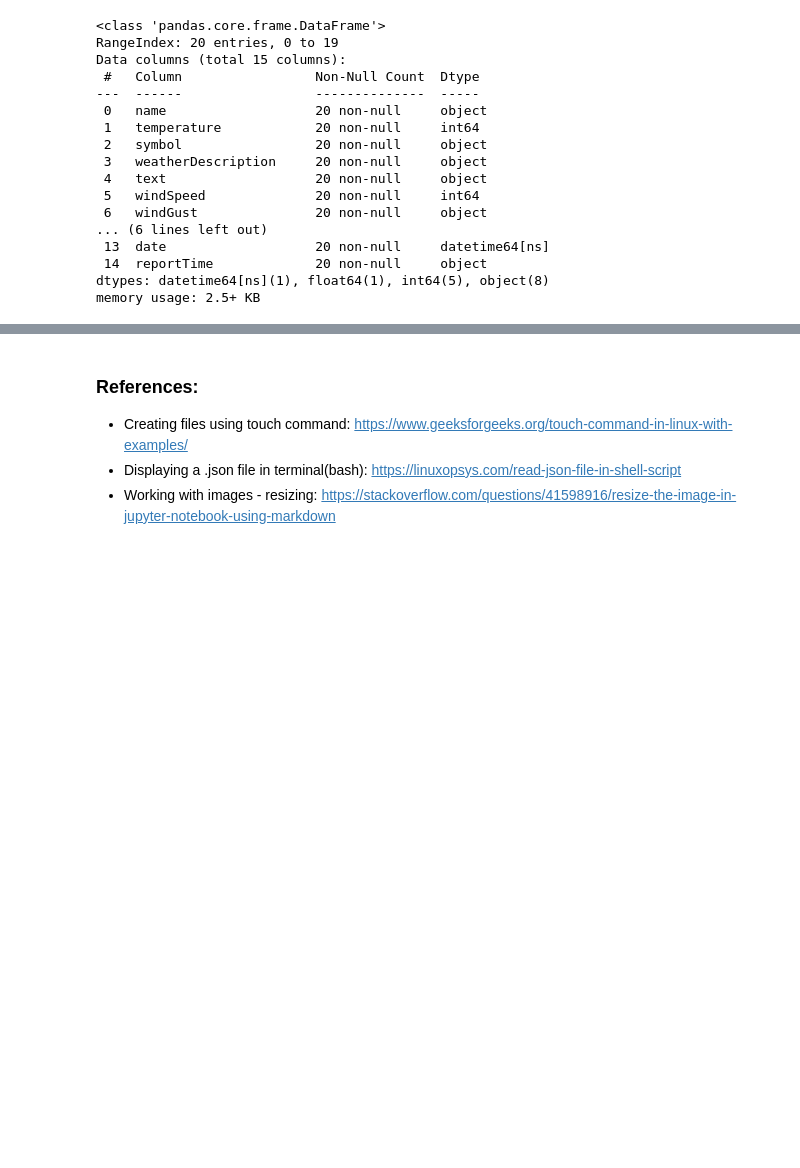
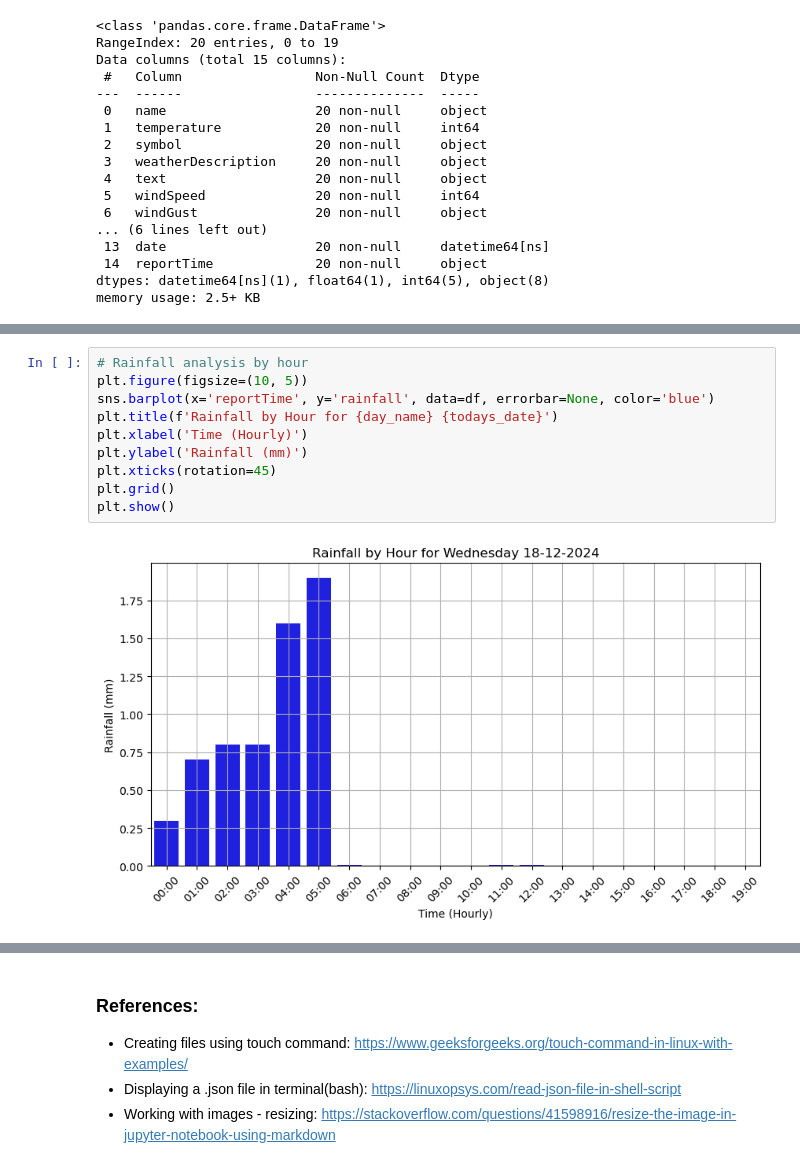
Before and after one commit to ermelinda-q/computer-infrastructure, a Jupyter notebook: weather.ipynb, the cells around one changed output, grey strips where cells are left out. Saved outputs shown, nothing was run; the diff lists cells and outputs as text; blank space fills up the shorter version.

```diff
--- a/weather.ipynb
+++ b/weather.ipynb
@@ -350,0 +381,12 @@ print(df['dayName'].unique())
+# %%
+# Rainfall analysis by hour
+plt.figure(figsize=(10, 5))
+sns.barplot(x='reportTime', y='rainfall', data=df, errorbar=None, color='blue')
+plt.title(f'Rainfall by Hour for {day_name} {todays_date}')
+plt.xlabel('Time (Hourly)')
+plt.ylabel('Rainfall (mm)')
+plt.xticks(rotation=45)
+plt.grid()
+plt.show()
+# %% [output]
+[figure, added]
```
Also changed, not shown: parts of 15 cells of this notebook.
